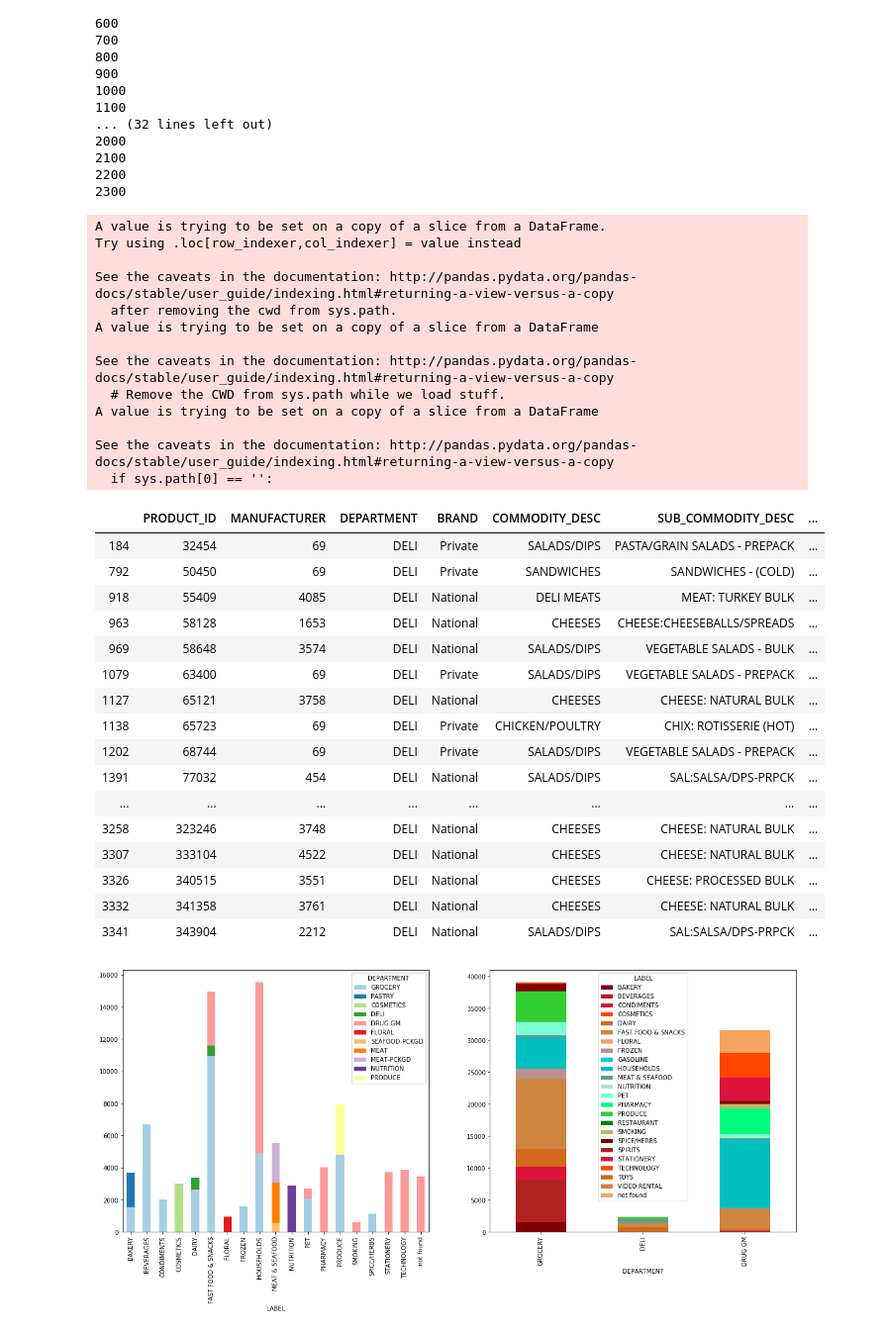
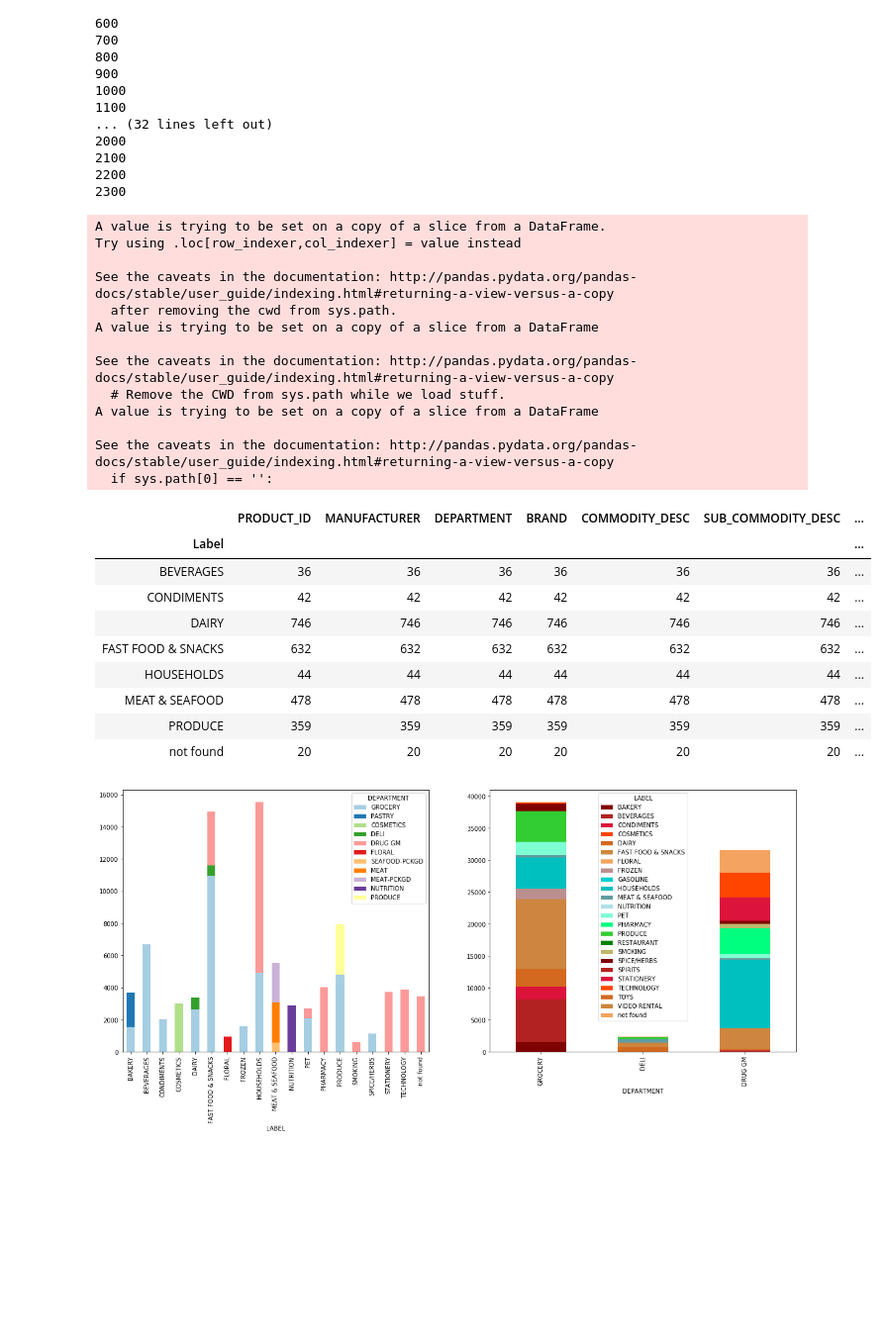
Before and after one commit to marvande/epfl-ada-2019-data-analysis, a Jupyter notebook: code/Products.ipynb, the cells around one changed output. Shown: that part at 99% size. Cells and saved outputs as stored; diff of their text form; code cells hidden in the pictures; blank space fills up the shorter version.

```diff
--- a/code/Products.ipynb
+++ b/code/Products.ipynb
@@ -481,41 +477,34 @@ LabelledSUBDELI = LabelizeProduct(DELI, DELI.SUB_COMMODITY_DESC, 0,ObjectLabels)
 # %%
 #add DELI labels in the product dataframe
 LabelledDELI['RatioSUB']= LabelledSUBDELI.Ratio
 LabelledDELI['LabelSUB']= LabelledSUBDELI.Label
 DELI['Label'] = 'none'
 putLabel(LabelledDELI, DELI)
-DELI.head(60)
+DELI.groupby('Label').count()
 # %% [output]
 A value is trying to be set on a copy of a slice from a DataFrame.
 Try using .loc[row_indexer,col_indexer] = value instead
 
 See the caveats in the documentation: http://pandas.pydata.org/pandas-docs/stable/user_guide/indexing.html#returning-a-view-versus-a-copy
   after removing the cwd from sys.path.
 A value is trying to be set on a copy of a slice from a DataFrame
 
 See the caveats in the documentation: http://pandas.pydata.org/pandas-docs/stable/user_guide/indexing.html#returning-a-view-versus-a-copy
   # Remove the CWD from sys.path while we load stuff.
 A value is trying to be set on a copy of a slice from a DataFrame
 
 See the caveats in the documentation: http://pandas.pydata.org/pandas-docs/stable/user_guide/indexing.html#returning-a-view-versus-a-copy
   if sys.path[0] == '':
 |  | PRODUCT_ID | MANUFACTURER | DEPARTMENT | BRAND | COMMODITY_DESC | SUB_COMMODITY_DESC | ... |
-| 184 | 32454 | 69 | DELI | Private | SALADS/DIPS | PASTA/GRAIN SALADS - PREPACK | ... |
-| 792 | 50450 | 69 | DELI | Private | SANDWICHES | SANDWICHES - (COLD) | ... |
-| 918 | 55409 | 4085 | DELI | National | DELI MEATS | MEAT: TURKEY BULK | ... |
-| 963 | 58128 | 1653 | DELI | National | CHEESES | CHEESE:CHEESEBALLS/SPREADS | ... |
-| 969 | 58648 | 3574 | DELI | National | SALADS/DIPS | VEGETABLE SALADS - BULK | ... |
-| 1079 | 63400 | 69 | DELI | Private | SALADS/DIPS | VEGETABLE SALADS - PREPACK | ... |
-| 1127 | 65121 | 3758 | DELI | National | CHEESES | CHEESE: NATURAL BULK | ... |
-| 1138 | 65723 | 69 | DELI | Private | CHICKEN/POULTRY | CHIX: ROTISSERIE (HOT) | ... |
-| 1202 | 68744 | 69 | DELI | Private | SALADS/DIPS | VEGETABLE SALADS - PREPACK | ... |
-| 1391 | 77032 | 454 | DELI | National | SALADS/DIPS | SAL:SALSA/DPS-PRPCK | ... |
-| ... | ... | ... | ... | ... | ... | ... | ... |
-| 3258 | 323246 | 3748 | DELI | National | CHEESES | CHEESE: NATURAL BULK | ... |
-| 3307 | 333104 | 4522 | DELI | National | CHEESES | CHEESE: NATURAL BULK | ... |
-| 3326 | 340515 | 3551 | DELI | National | CHEESES | CHEESE: PROCESSED BULK | ... |
-| 3332 | 341358 | 3761 | DELI | National | CHEESES | CHEESE: NATURAL BULK | ... |
-| 3341 | 343904 | 2212 | DELI | National | SALADS/DIPS | SAL:SALSA/DPS-PRPCK | ... |
+| Label |  |  |  |  |  |  | ... |
+| BEVERAGES | 36 | 36 | 36 | 36 | 36 | 36 | ... |
+| CONDIMENTS | 42 | 42 | 42 | 42 | 42 | 42 | ... |
+| DAIRY | 746 | 746 | 746 | 746 | 746 | 746 | ... |
+| FAST FOOD & SNACKS | 632 | 632 | 632 | 632 | 632 | 632 | ... |
+| HOUSEHOLDS | 44 | 44 | 44 | 44 | 44 | 44 | ... |
+| MEAT & SEAFOOD | 478 | 478 | 478 | 478 | 478 | 478 | ... |
+| PRODUCE | 359 | 359 | 359 | 359 | 359 | 359 | ... |
+| not found | 20 | 20 | 20 | 20 | 20 | 20 | ... |
 # %%
 product.LABEL.loc[product['DEPARTMENT'] == 'DELI'] = DELI.Label
 # %%
```
Also changed, not shown: parts of 14 cells of this notebook.
